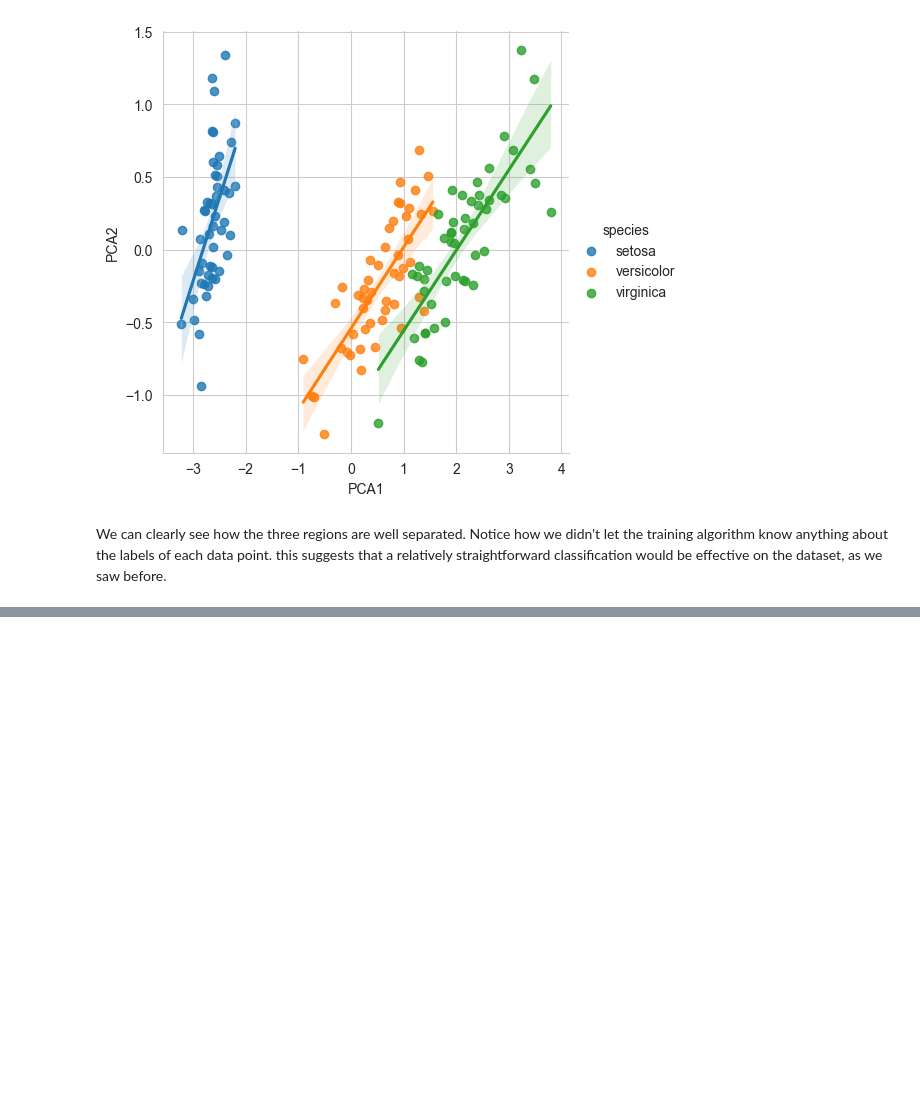
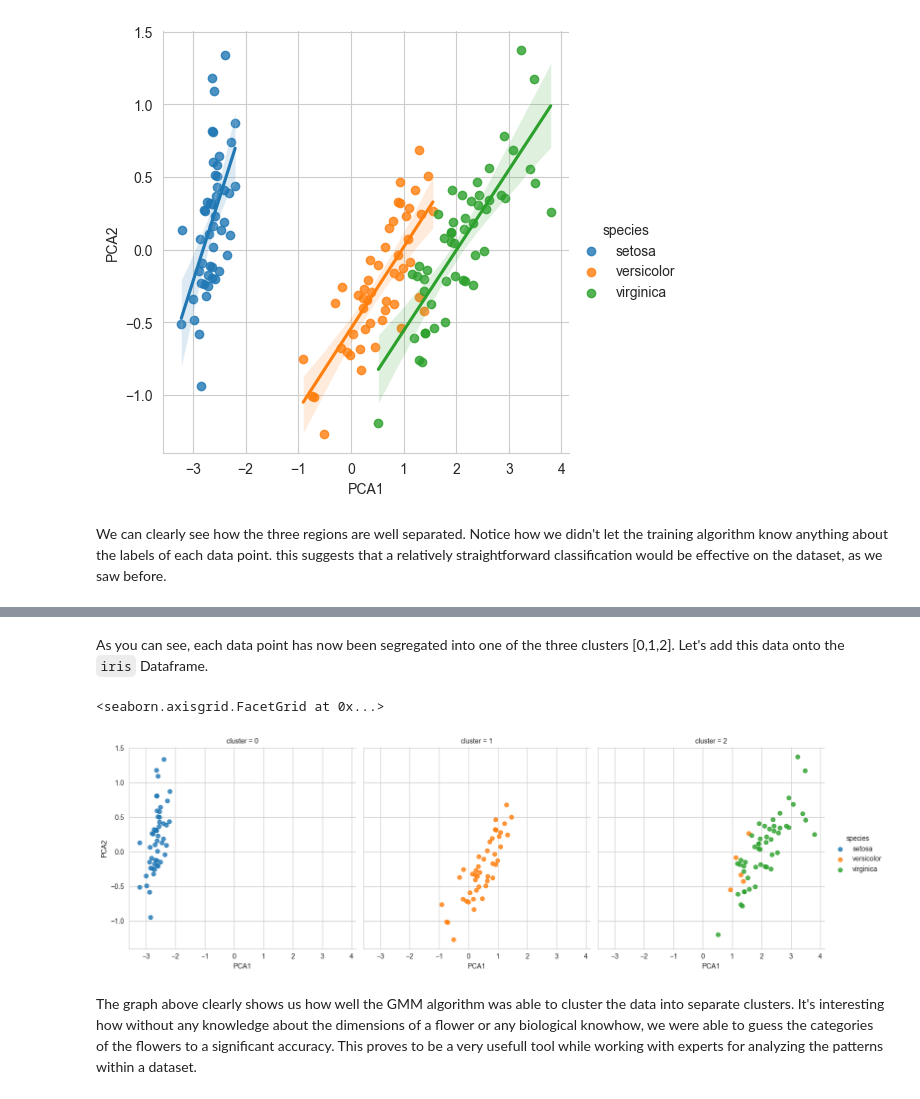
Before and after one commit to denis-james/Self-Learning, a Jupyter notebook: Machine Learning/1. Introduction to Scikit-Learn.ipynb, the cells around one changed output, grey strips where cells are left out. Cells and saved outputs as stored; diff of their text form; code cells hidden in the pictures; blank space fills up the shorter version.

Commit message:
Clustering

```diff
--- a/Machine Learning/1. Introduction to Scikit-Learn.ipynb
+++ b/Machine Learning/1. Introduction to Scikit-Learn.ipynb
@@ -51,7 +51,7 @@ sns.pairplot(iris,hue='species')
 # %% [markdown]
 For use in Scikit-Learn, we'll extract the feature matrix and the target array from the DataFrame.
 # %%
-X_iris=iris.iloc[:,:4]
+X_iris=iris.loc[:,['sepal_length', 'sepal_width', 'petal_length', 'petal_width']]
 Y_iris=iris.iloc[:,-1]
-X_iris.shape,Y_iris.shape
+X_iris.shape,Y_iris.shape,type(X_iris),type(Y_iris)
 # %% [output]
@@ -317,0 +327,7 @@ We can clearly see how the three regions are well separated. Notice how we didn'
+# %%
+from sklearn.mixture import GaussianMixture
+model= GaussianMixture(
+    n_components=3,
+    covariance_type='full'
+)
+model.fit(iris.iloc[:,:4])
@@ -317,0 +336,3 @@ We can clearly see how the three regions are well separated. Notice how we didn'
+# %%
+y_predict=model.predict(X_iris)
+y_predict
@@ -317,0 +363,17 @@ We can clearly see how the three regions are well separated. Notice how we didn'
+# %% [markdown]
+As you can see, each data point has now been segregated into one of the three clusters [0,1,2]. Let's add this data onto the `iris` Dataframe.
+# %%
+iris['cluster']=y_predict
+sns.lmplot(
+    data=iris,
+    x='PCA1',
+    y='PCA2',
+    col='cluster',
+    hue='species',
+    fit_reg=False
+)
+# %% [output]
+<seaborn.axisgrid.FacetGrid at 0x...>
+[figure, added]
+# %% [markdown]
+The graph above clearly shows us how well the GMM algorithm was able to cluster the data into separate clusters. It's interesting how without any knowledge about the dimensions of a flower or any biological knowhow, we were able to guess the categories of the flowers to a significant accuracy. This proves to be a very usefull tool while working with experts for analyzing the patterns within a dataset.
```
Also changed, not shown: parts of 6 cells of this notebook.
